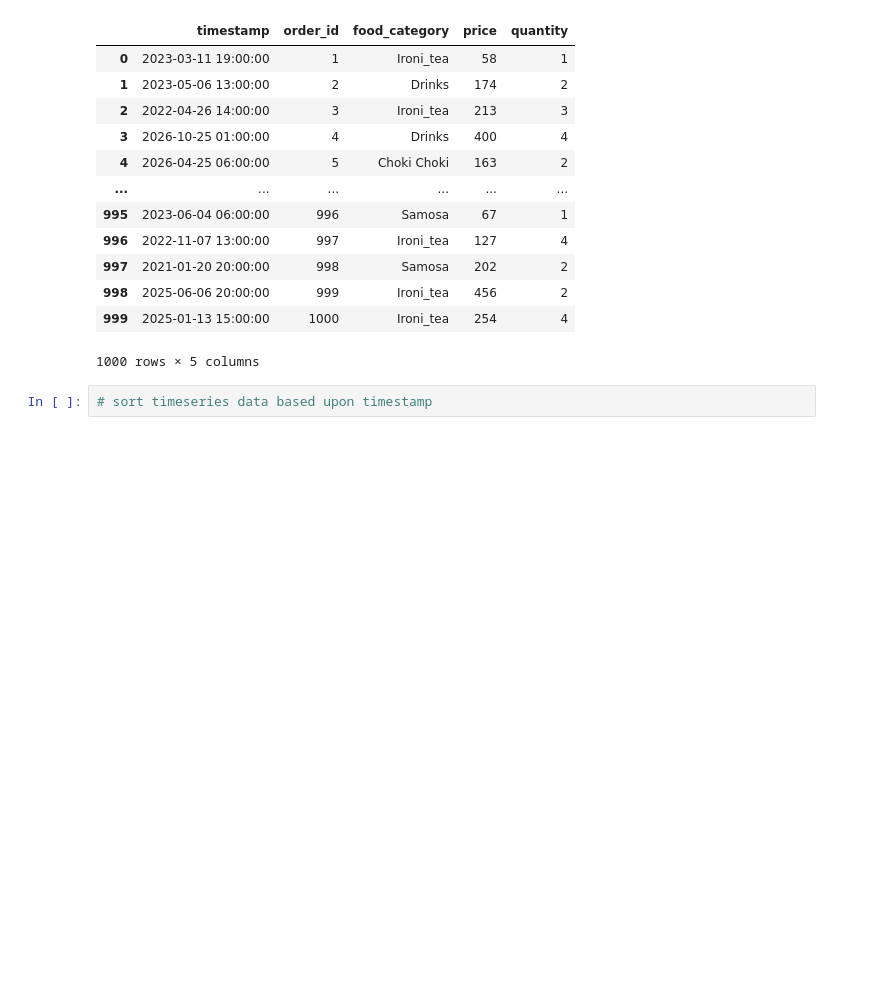
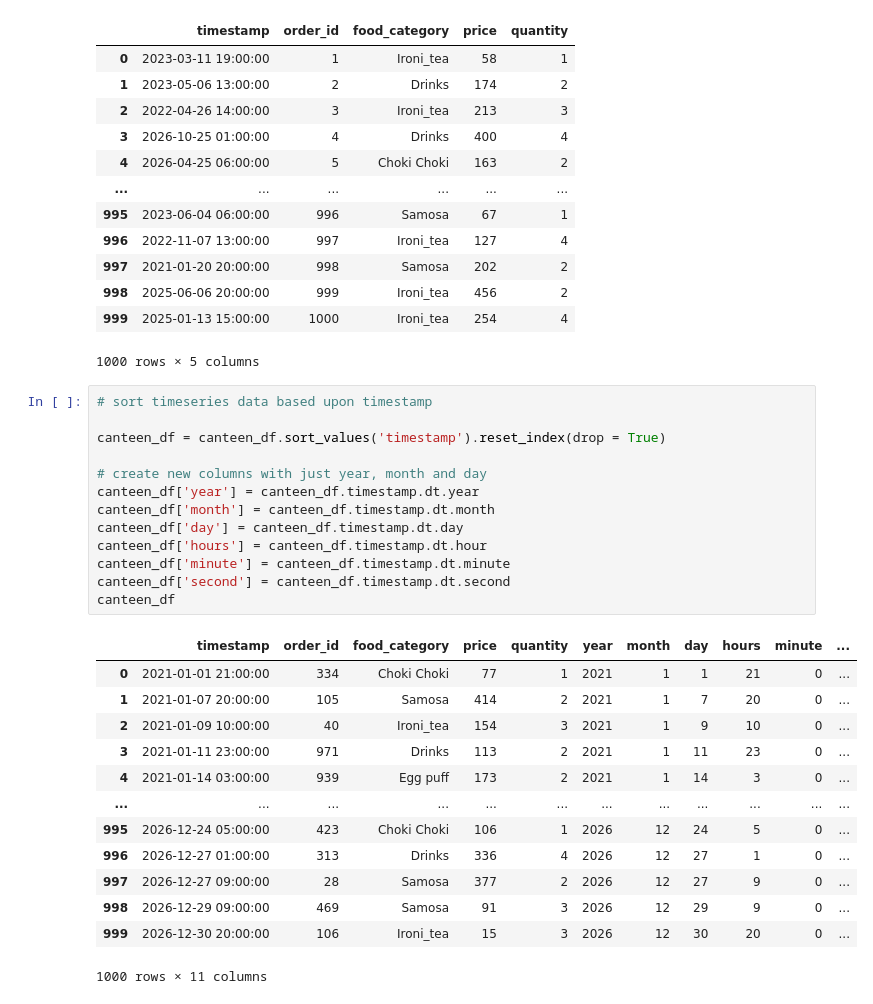
Before and after one commit to puneet-cs/DA22_DataAnalytics, a Jupyter notebook: DA22 Pandas.ipynb, the cells around one changed output. Saved outputs shown, nothing was run; the diff lists cells and outputs as text; blank space fills up the shorter version.

```diff
--- a/DA22 Pandas.ipynb
+++ b/DA22 Pandas.ipynb
@@ -1898,3 +1898,28 @@ canteen_df
 1000 rows × 5 columns
 # %%
 # sort timeseries data based upon timestamp
+
+canteen_df = canteen_df.sort_values('timestamp').reset_index(drop = True)
+
+# create new columns with just year, month and day
+canteen_df['year'] = canteen_df.timestamp.dt.year
+canteen_df['month'] = canteen_df.timestamp.dt.month
+canteen_df['day'] = canteen_df.timestamp.dt.day
+canteen_df['hours'] = canteen_df.timestamp.dt.hour
+canteen_df['minute'] = canteen_df.timestamp.dt.minute
+canteen_df['second'] = canteen_df.timestamp.dt.second
+canteen_df
+# %% [output]
+|  | timestamp | order_id | food_category | price | quantity | year | month | day | hours | minute | ... |
+| 0 | 2021-01-01 21:00:00 | 334 | Choki Choki | 77 | 1 | 2021 | 1 | 1 | 21 | 0 | ... |
+| 1 | 2021-01-07 20:00:00 | 105 | Samosa | 414 | 2 | 2021 | 1 | 7 | 20 | 0 | ... |
+| 2 | 2021-01-09 10:00:00 | 40 | Ironi_tea | 154 | 3 | 2021 | 1 | 9 | 10 | 0 | ... |
+| 3 | 2021-01-11 23:00:00 | 971 | Drinks | 113 | 2 | 2021 | 1 | 11 | 23 | 0 | ... |
+| 4 | 2021-01-14 03:00:00 | 939 | Egg puff | 173 | 2 | 2021 | 1 | 14 | 3 | 0 | ... |
+| ... | ... | ... | ... | ... | ... | ... | ... | ... | ... | ... | ... |
+| 995 | 2026-12-24 05:00:00 | 423 | Choki Choki | 106 | 1 | 2026 | 12 | 24 | 5 | 0 | ... |
+| 996 | 2026-12-27 01:00:00 | 313 | Drinks | 336 | 4 | 2026 | 12 | 27 | 1 | 0 | ... |
+| 997 | 2026-12-27 09:00:00 | 28 | Samosa | 377 | 2 | 2026 | 12 | 27 | 9 | 0 | ... |
+| 998 | 2026-12-29 09:00:00 | 469 | Samosa | 91 | 3 | 2026 | 12 | 29 | 9 | 0 | ... |
+| 999 | 2026-12-30 20:00:00 | 106 | Ironi_tea | 15 | 3 | 2026 | 12 | 30 | 20 | 0 | ... |
+1000 rows × 11 columns
```
Also changed, not shown: parts of 9 cells of this notebook, 2 other files.
